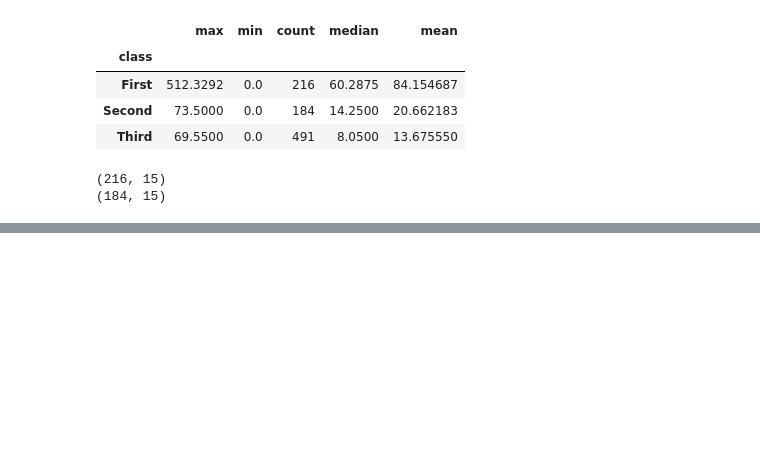
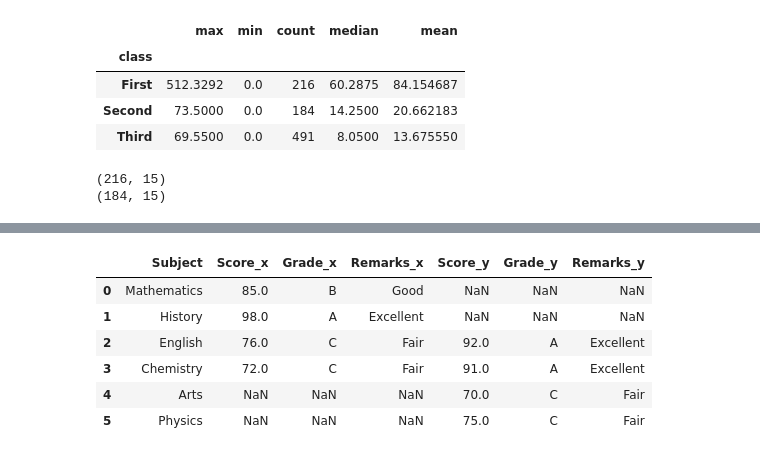
Before and after one commit to Dannysesi/Data_Science-learning, a Jupyter notebook: 30days_of_learning_pandas.ipynb, the cells around one changed output, grey strips where cells are left out. Cells and saved outputs as stored; diff of their text form; code cells hidden in the pictures; blank space fills up the shorter version.

```diff
--- a/30days_of_learning_pandas.ipynb
+++ b/30days_of_learning_pandas.ipynb
@@ -1556,0 +1619,16 @@ print (titanic_pclass2_data.shape)
+# %%
+import pandas as pd
+scores1 = [
+{'Subject':'Mathematics', 'Score': 85 , 'Grade': 'B', 'Remarks': 'Good', },
+{'Subject':'History', 'Score': 98 , 'Grade': 'A','Remarks': 'Excellent'},
+{'Subject':'English', 'Score': 76 , 'Grade': 'C','Remarks': 'Fair'},
+{'Subject':'Chemistry', 'Score': 72 , 'Grade': 'C','Remarks': 'Fair'},
+]
+scores2 = [
+{'Subject':'Arts', 'Score': 70 , 'Grade': 'C','Remarks': 'Fair'},
+{'Subject':'Physics', 'Score': 75 , 'Grade': 'C','Remarks': 'Fair'},
+{'Subject':'English', 'Score': 92 , 'Grade': 'A','Remarks': 'Excellent'},
+{'Subject':'Chemistry', 'Score': 91 , 'Grade': 'A','Remarks': 'Excellent'},
+]
+scores1_df = pd.DataFrame(scores1)
+scores2_df = pd.DataFrame(scores2)
@@ -1556,0 +1660,11 @@ print (titanic_pclass2_data.shape)
+# %%
+join_inner_df = scores1_df.merge(scores2_df, on='Subject', how='outer')
+join_inner_df
+# %% [output]
+|  | Subject | Score_x | Grade_x | Remarks_x | Score_y | Grade_y | Remarks_y |
+| 0 | Mathematics | 85.0 | B | Good | NaN | NaN | NaN |
+| 1 | History | 98.0 | A | Excellent | NaN | NaN | NaN |
+| 2 | English | 76.0 | C | Fair | 92.0 | A | Excellent |
+| 3 | Chemistry | 72.0 | C | Fair | 91.0 | A | Excellent |
+| 4 | Arts | NaN | NaN | NaN | 70.0 | C | Fair |
+| 5 | Physics | NaN | NaN | NaN | 75.0 | C | Fair |
```
Also changed, not shown: parts of 8 cells of this notebook.
